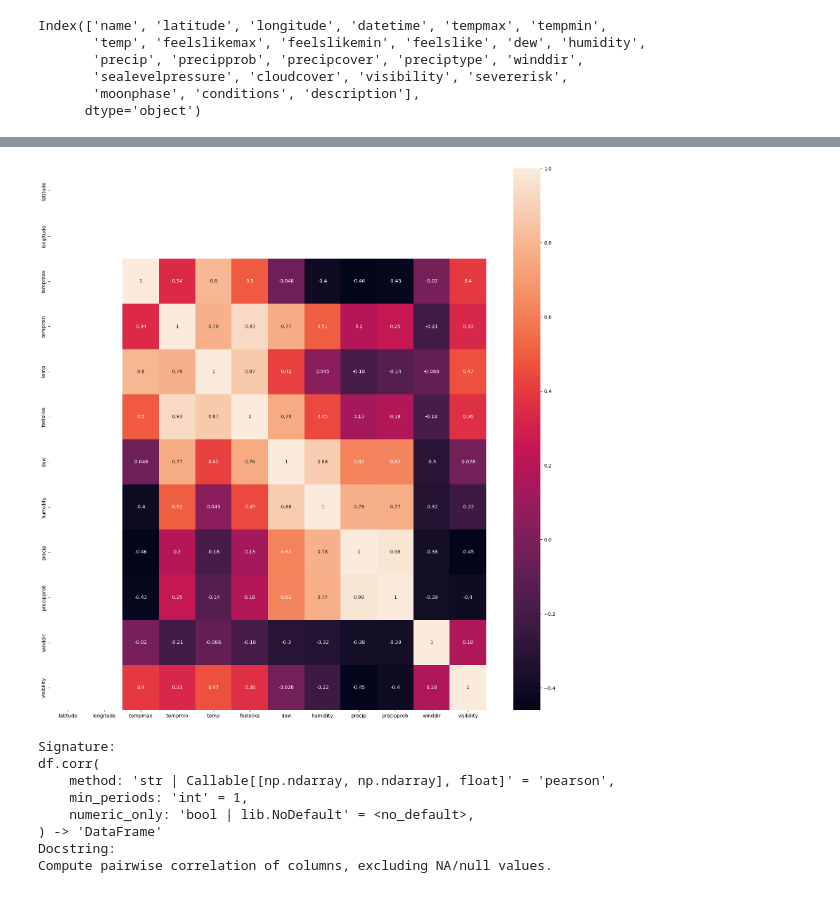
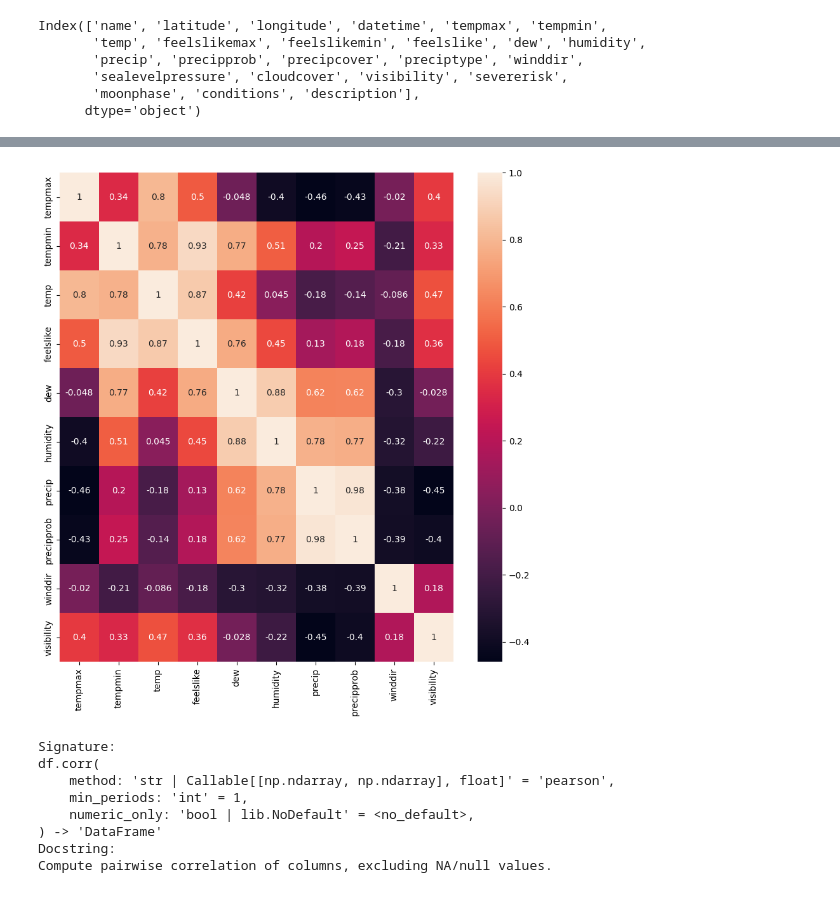
Before and after one commit to siddhN1811/FLMS, a Jupyter notebook: Model/FloodPrediction.ipynb, the cells around one changed output, grey strips where cells are left out. Cells and saved outputs as stored; diff of their text form; code cells hidden in the pictures.

```diff
--- a/Model/FloodPrediction.ipynb
+++ b/Model/FloodPrediction.ipynb
@@ -15,7 +16,7 @@ Index(['name', 'latitude', 'longitude', 'datetime', 'tempmax', 'tempmin',
        'moonphase', 'conditions', 'description'],
       dtype='object')
 # %%
-df = df[['latitude', 'longitude', 'tempmax', 'tempmin',
+df = df[['tempmax', 'tempmin',
        'temp','feelslike', 'dew', 'humidity',
        'precip', 'precipprob', 'winddir',
        'visibility', 'conditions']]
@@ -31,10 +54,9 @@ df.head()
 # %%
 corrmat = df.corr(method = "spearman", numeric_only = 'silence' )
-plt.figure(figsize=(20,20))
-#plot heat map
+plt.figure(figsize=(10,10))
 g=sns.heatmap(corrmat,annot=True)
 # %% [output]
-[figure, old version]
+[figure, new version]
 # %%
 df.corr?
 # %% [output]
```
Also changed, not shown: parts of 35 cells of this notebook, 1 other file.
